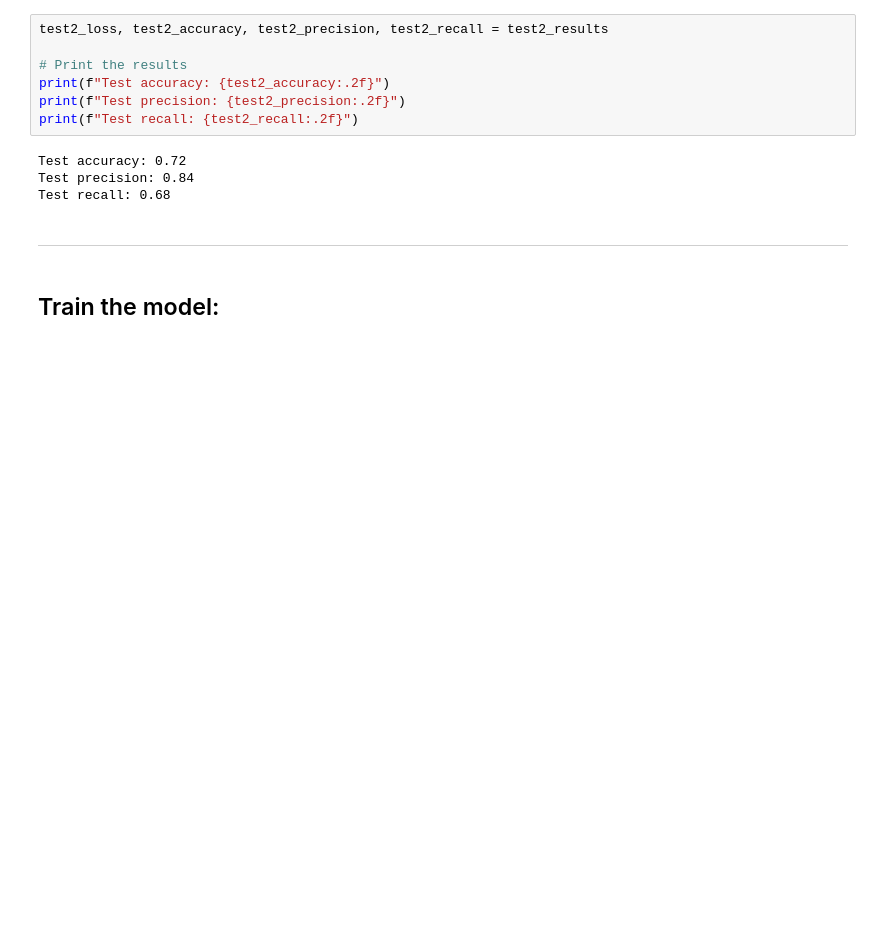
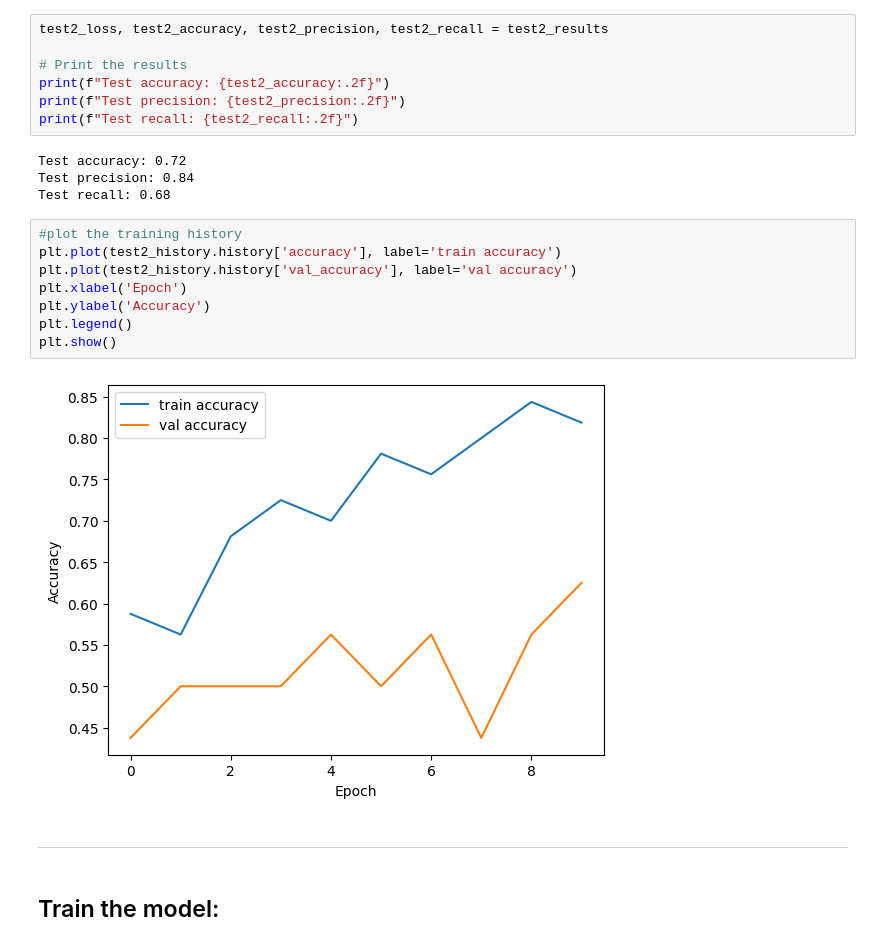
Before and after one commit to aramirezfr/Aircraft-Acquisition-Proposal, a Jupyter notebook: CNN_Pneumonia_Classifier.ipynb, the cells around one changed output. Saved outputs shown, nothing was run; the diff lists cells and outputs as text; blank space fills up the shorter version.

Commit message:
Validation graphs for Model 1 and 2

```diff
--- a/CNN_Pneumonia_Classifier.ipynb
+++ b/CNN_Pneumonia_Classifier.ipynb
@@ -541,6 +551,16 @@ print(f"Test recall: {test2_recall:.2f}")
 Test accuracy: 0.72
 Test precision: 0.84
 Test recall: 0.68
+# %%
+#plot the training history
+plt.plot(test2_history.history['accuracy'], label='train accuracy')
+plt.plot(test2_history.history['val_accuracy'], label='val accuracy')
+plt.xlabel('Epoch')
+plt.ylabel('Accuracy')
+plt.legend()
+plt.show()
+# %% [output]
+[figure, added]
 # %% [markdown]
 ---------------------
 # %% [markdown]
```
Also changed, not shown: parts of 5 cells of this notebook.
